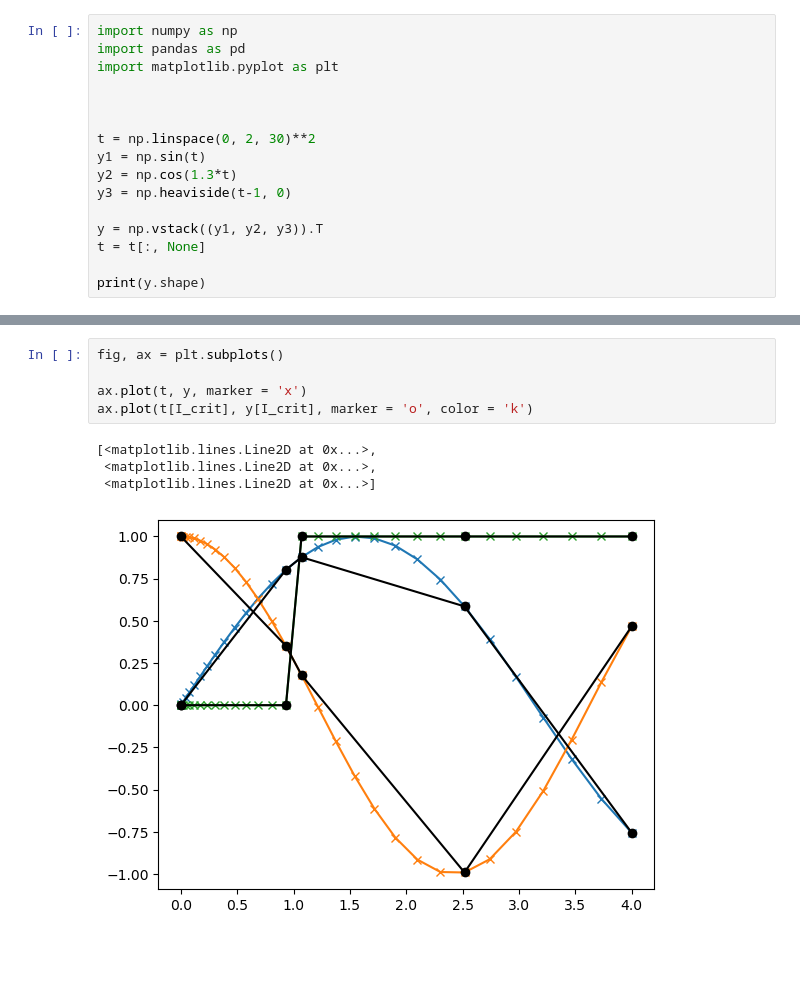
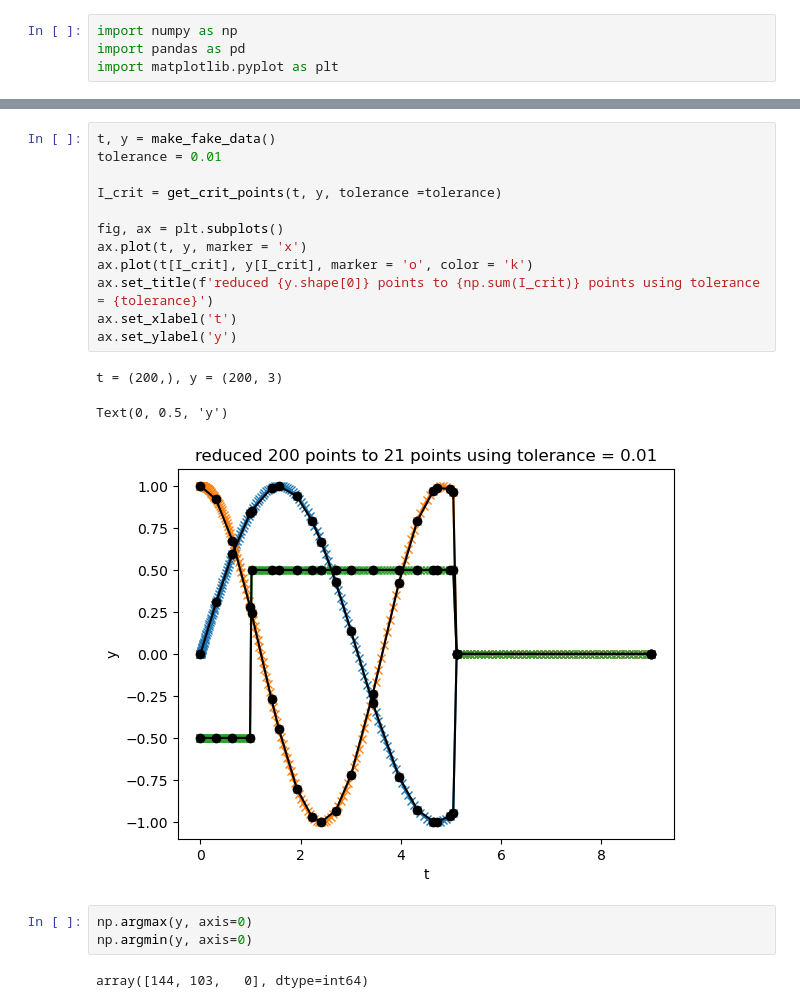
Before and after one commit to Shroff20/RDP, a Jupyter notebook: rdp_demo.ipynb, the cells around one changed output, grey strips where cells are left out. Saved outputs shown, nothing was run; the diff lists cells and outputs as text; blank space fills up the shorter version.

```diff
--- a/rdp_demo.ipynb
+++ b/rdp_demo.ipynb
@@ -2,15 +2,3 @@
 import numpy as np
 import pandas as pd
 import matplotlib.pyplot as plt
-
-
-
-t = np.linspace(0, 2, 30)**2
-y1 = np.sin(t)
-y2 = np.cos(1.3*t)
-y3 = np.heaviside(t-1, 0)
-
-y = np.vstack((y1, y2, y3)).T
-t = t[:, None]
-
-print(y.shape)
@@ -57,10 +74,21 @@ array([ True, False, False, False, False, False, False, False, False,
 # %%
+t, y = make_fake_data()
+tolerance = 0.01
+
+I_crit = get_crit_points(t, y, tolerance =tolerance)
+
 fig, ax = plt.subplots()
-
 ax.plot(t, y, marker = 'x')
 ax.plot(t[I_crit], y[I_crit], marker = 'o', color = 'k')
+ax.set_title(f'reduced {y.shape[0]} points to {np.sum(I_crit)} points using tolerance = {tolerance}')
+ax.set_xlabel('t')
+ax.set_ylabel('y')
 # %% [output]
-[<matplotlib.lines.Line2D at 0x...>,
- <matplotlib.lines.Line2D at 0x...>,
- <matplotlib.lines.Line2D at 0x...>]
+t = (200,), y = (200, 3)
+Text(0, 0.5, 'y')
-[figure, old version]
+[figure, new version]
+# %%
+np.argmax(y, axis=0)
+np.argmin(y, axis=0)
+# %% [output]
+array([144, 103,   0], dtype=int64)
```
Also changed, not shown: parts of 2 cells of this notebook.
